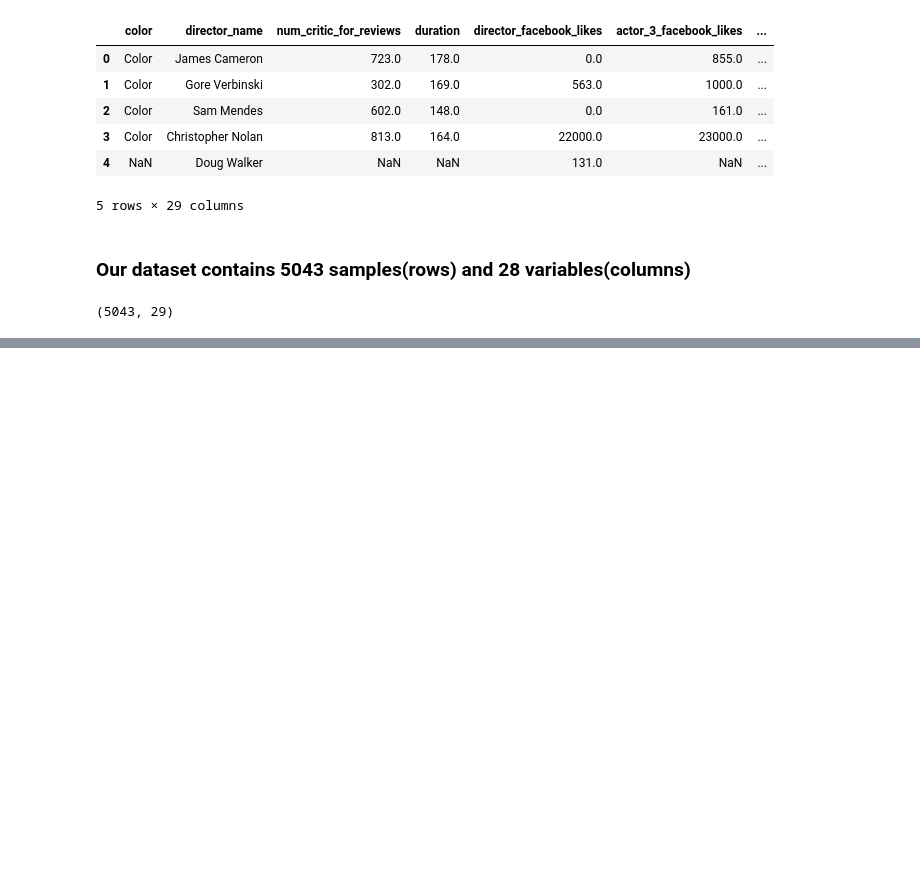
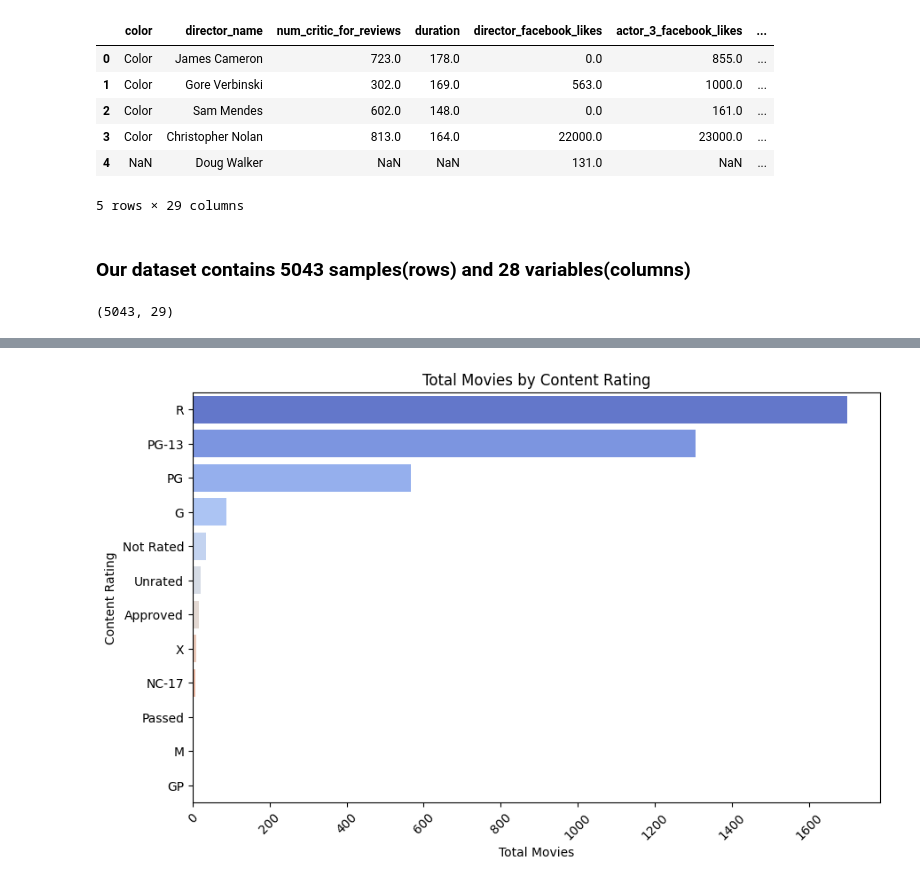
Before and after one commit to raviavaiya/Predicting-Movie-Success, a Jupyter notebook: Training/Movie Recommedation System.ipynb, the cells around one changed output, grey strips where cells are left out. Drawn from its saved outputs; the diff is of its cells as text; code cells hidden in the pictures; blank space fills up the shorter version.

```diff
--- a/Training/Movie Recommedation System.ipynb
+++ b/Training/Movie Recommedation System.ipynb
@@ -74,0 +163,13 @@ data.shape
+# %%
+content_rating_count = data['content_rating'].value_counts()
+
+# Bar Plot
+plt.figure(figsize=(10, 6))
+sns.barplot(y=content_rating_count.index, x=content_rating_count.values, palette='coolwarm')
+plt.title('Total Movies by Content Rating')
+plt.ylabel('Content Rating')
+plt.xlabel('Total Movies')
+plt.xticks(rotation=45)  # Rotate x-axis labels for better readability
+plt.show()
+# %% [output]
+[figure, added]
```
Also changed, not shown: parts of 18 cells of this notebook.
